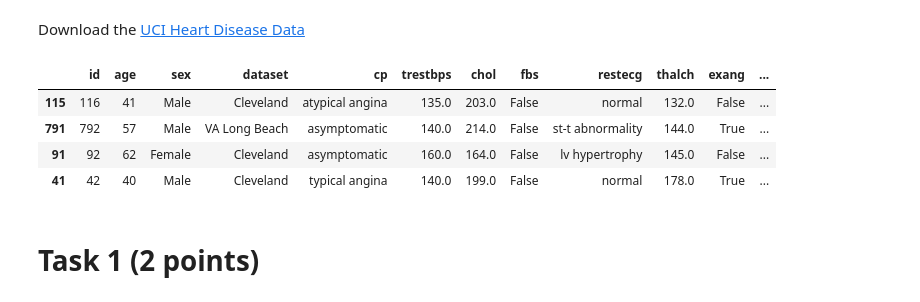
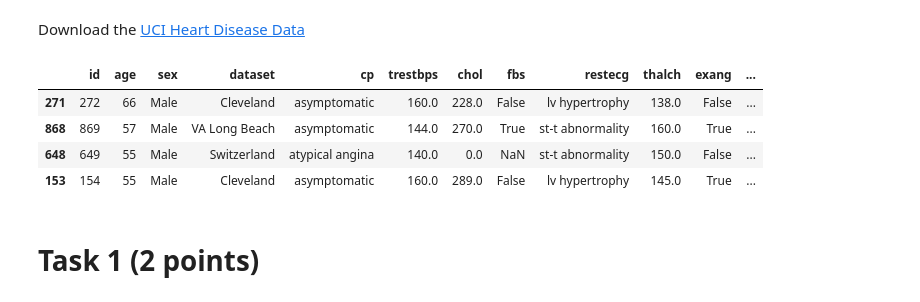
Before and after one commit to eliana0398/HW_Eliana, a Jupyter notebook: hw02_outliers_z_score_EM.ipynb, the cells around one changed output. Saved outputs shown, nothing was run; the diff lists cells and outputs as text; code cells hidden in the pictures.

```diff
--- a/hw02_outliers_z_score_EM.ipynb
+++ b/hw02_outliers_z_score_EM.ipynb
@@ -10,14 +10,14 @@ import seaborn as sns
 # %% [markdown]
 Download the [UCI Heart Disease Data](https://www.kaggle.com/datasets/redwankarimsony/heart-disease-data/data)
 # %%
-df = pd.read_csv('heart_disease_uci.csv')
-df.sample(4)
+my_data = pd.read_csv('heart_disease_uci.csv')
+my_data.sample(4)
 # %% [output]
 |  | id | age | sex | dataset | cp | trestbps | chol | fbs | restecg | thalch | exang | ... |
-| 115 | 116 | 41 | Male | Cleveland | atypical angina | 135.0 | 203.0 | False | normal | 132.0 | False | ... |
-| 791 | 792 | 57 | Male | VA Long Beach | asymptomatic | 140.0 | 214.0 | False | st-t abnormality | 144.0 | True | ... |
-| 91 | 92 | 62 | Female | Cleveland | asymptomatic | 160.0 | 164.0 | False | lv hypertrophy | 145.0 | False | ... |
-| 41 | 42 | 40 | Male | Cleveland | typical angina | 140.0 | 199.0 | False | normal | 178.0 | True | ... |
+| 271 | 272 | 66 | Male | Cleveland | asymptomatic | 160.0 | 228.0 | False | lv hypertrophy | 138.0 | False | ... |
+| 868 | 869 | 57 | Male | VA Long Beach | asymptomatic | 144.0 | 270.0 | True | st-t abnormality | 160.0 | True | ... |
+| 648 | 649 | 55 | Male | Switzerland | atypical angina | 140.0 | 0.0 | NaN | st-t abnormality | 150.0 | False | ... |
+| 153 | 154 | 55 | Male | Cleveland | asymptomatic | 160.0 | 289.0 | False | lv hypertrophy | 145.0 | True | ... |
 # %% [markdown]
 # Task 1 (2 points)
 # %% [markdown]
```
Also changed, not shown: parts of 30 cells of this notebook, 1 other file.
